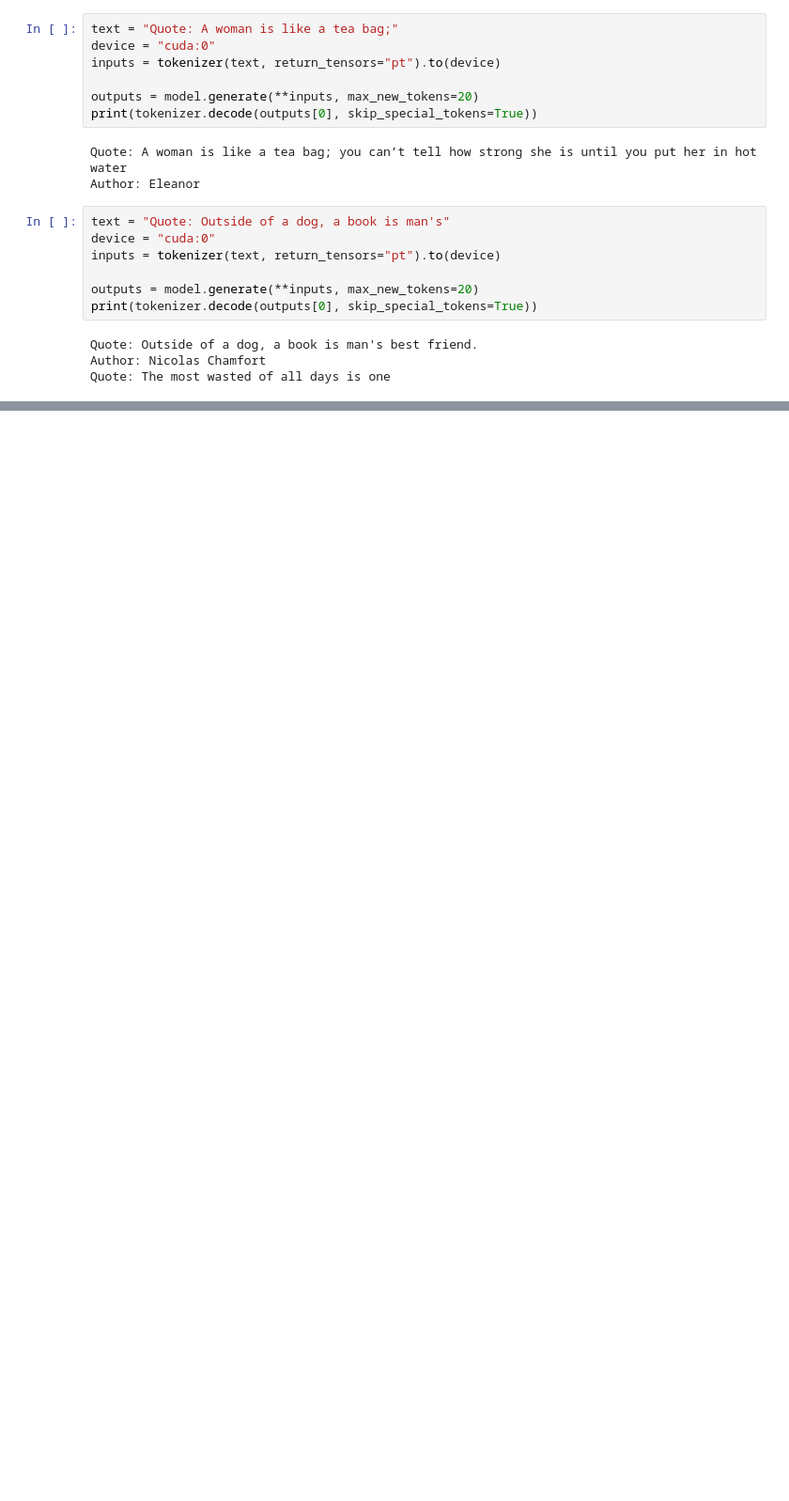
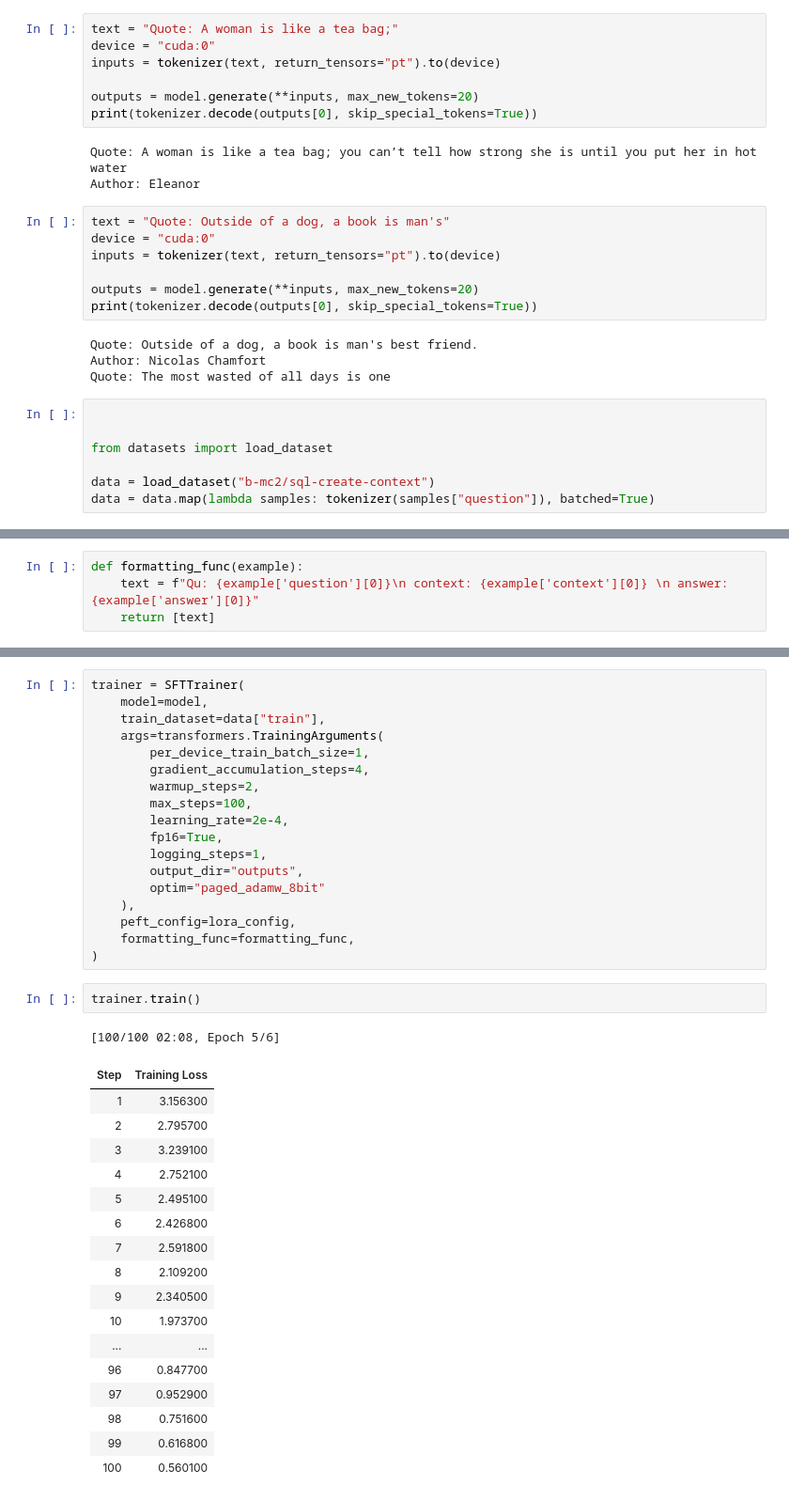
Before and after one commit to Uttampatel1/Generative-AI, a Jupyter notebook: Fine tuning huggingface llm/Gemma_Finetuning_notebook.ipynb, the cells around one changed output, grey strips where cells are left out. Shown at 94% size. Saved outputs shown, nothing was run; the diff lists cells and outputs as text; blank space fills up the shorter version.

```diff
--- a/Fine tuning huggingface llm/Gemma_Finetuning_notebook.ipynb
+++ b/Fine tuning huggingface llm/Gemma_Finetuning_notebook.ipynb
@@ -165,3 +165,10 @@ print(tokenizer.decode(outputs[0], skip_special_tokens=True))
 Quote: Outside of a dog, a book is man's best friend.
 Author: Nicolas Chamfort
 Quote: The most wasted of all days is one
+# %%
+
+
+from datasets import load_dataset
+
+data = load_dataset("b-mc2/sql-create-context")
+data = data.map(lambda samples: tokenizer(samples["question"]), batched=True)
@@ -167,0 +195,4 @@ Quote: The most wasted of all days is one
+# %%
+def formatting_func(example):
+    text = f"Qu: {example['question'][0]}\n context: {example['context'][0]} \n answer: {example['answer'][0]}"
+    return [text]
@@ -167,0 +206,39 @@ Quote: The most wasted of all days is one
+# %%
+trainer = SFTTrainer(
+    model=model,
+    train_dataset=data["train"],
+    args=transformers.TrainingArguments(
+        per_device_train_batch_size=1,
+        gradient_accumulation_steps=4,
+        warmup_steps=2,
+        max_steps=100,
+        learning_rate=2e-4,
+        fp16=True,
+        logging_steps=1,
+        output_dir="outputs",
+        optim="paged_adamw_8bit"
+    ),
+    peft_config=lora_config,
+    formatting_func=formatting_func,
+)
+# %%
+trainer.train()
+# %% [output]
+[100/100 02:08, Epoch 5/6]
+| Step | Training Loss |
+| 1 | 3.156300 |
+| 2 | 2.795700 |
+| 3 | 3.239100 |
+| 4 | 2.752100 |
+| 5 | 2.495100 |
+| 6 | 2.426800 |
+| 7 | 2.591800 |
+| 8 | 2.109200 |
+| 9 | 2.340500 |
+| 10 | 1.973700 |
+| ... | ... |
+| 96 | 0.847700 |
+| 97 | 0.952900 |
+| 98 | 0.751600 |
+| 99 | 0.616800 |
+| 100 | 0.560100 |
```
Also changed, not shown: parts of 7 cells of this notebook.
